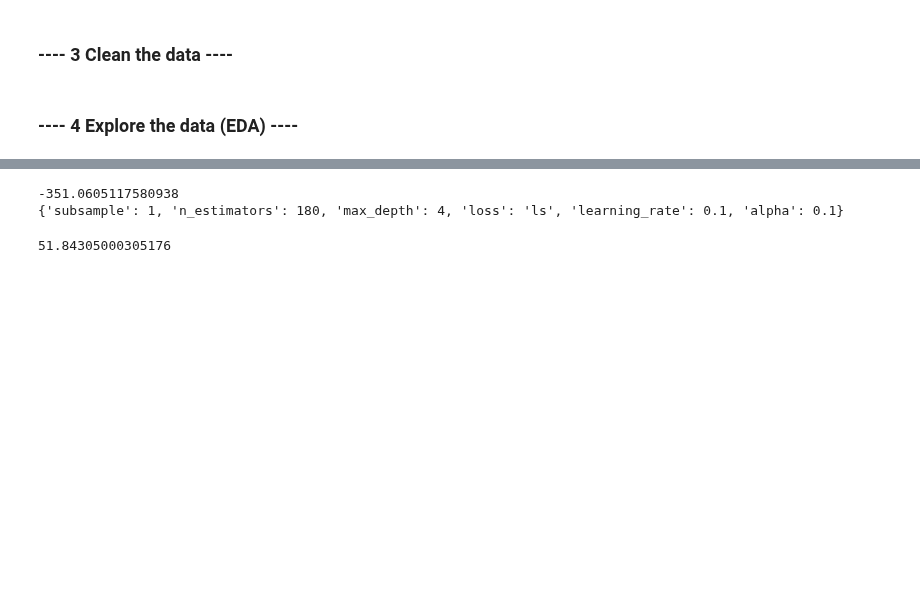
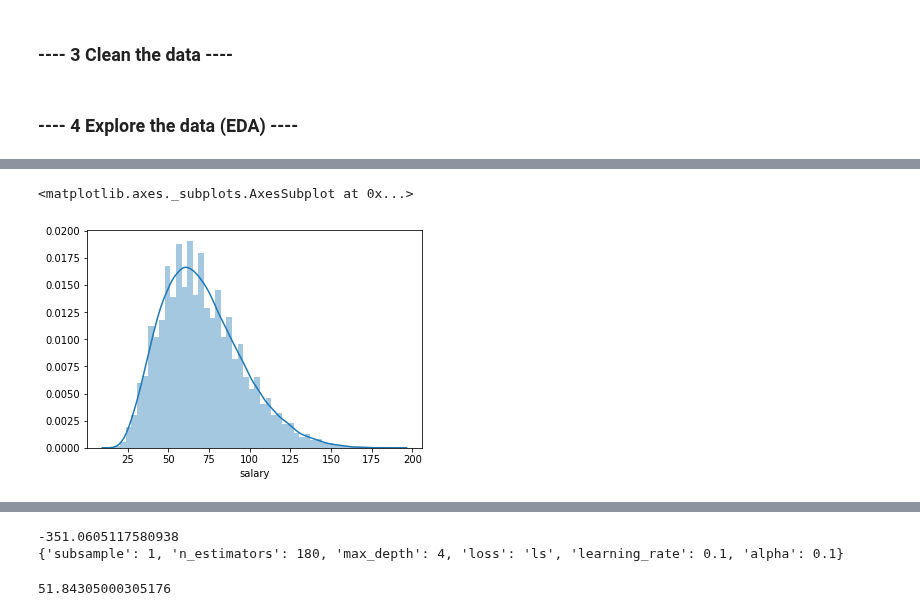
Before and after one commit to kirahman2/salarypredictionportfolio, a Jupyter notebook: Salary Prediction Notebook.ipynb, the cells around one changed output, grey strips where cells are left out. Drawn from its saved outputs; the diff is of its cells as text; code cells hidden in the pictures; blank space fills up the shorter version.

```diff
--- a/Salary Prediction Notebook.ipynb
+++ b/Salary Prediction Notebook.ipynb
@@ -105,0 +146,5 @@ print('\n', model, 'Hey', temp_num)
+# %%
+sns.distplot(data.train_df[data.train_df.jobType==3].salary)
+# %% [output]
+<matplotlib.axes._subplots.AxesSubplot at 0x...>
+[figure, added]
```
Also changed, not shown: parts of 21 cells of this notebook.
